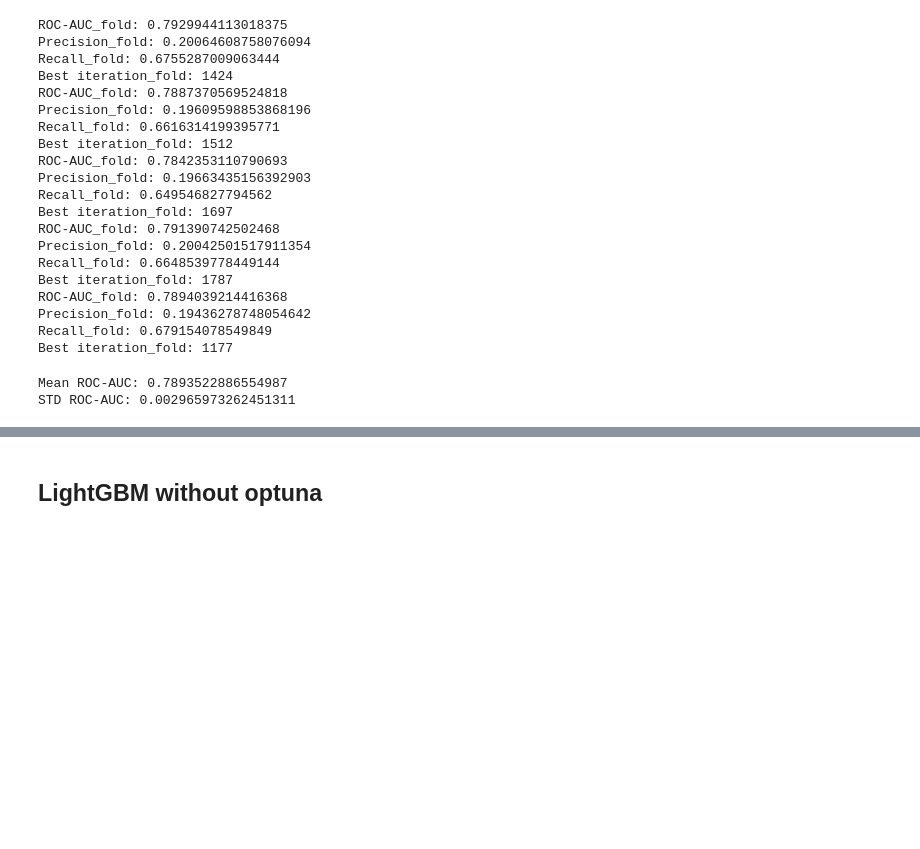
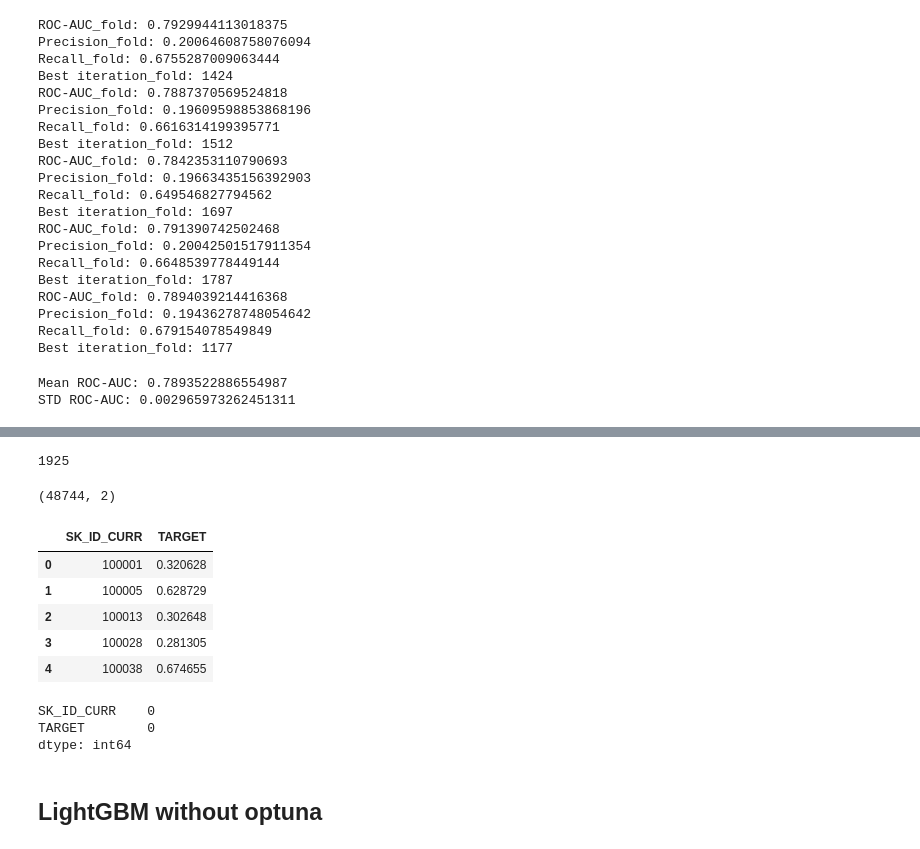
Before and after one commit to USL99/home-credit-default-risk, a Jupyter notebook: notebooks/04_model_tuning.ipynb, the cells around one changed output, grey strips where cells are left out. Cells and saved outputs as stored; diff of their text form; code cells hidden in the pictures; blank space fills up the shorter version.

```diff
--- a/notebooks/04_model_tuning.ipynb
+++ b/notebooks/04_model_tuning.ipynb
@@ -896,0 +924,3 @@ STD ROC-AUC: 0.002965973262451311
+# %%
+best_params_final = best_params
+best_params_final
@@ -896,0 +935,39 @@ STD ROC-AUC: 0.002965973262451311
+# %%
+best_iteration_final = lgbm_optuna.best_iteration_
+best_iteration_final
+# %% [output]
+1925
+# %%
+lgbm_optuna2_final = lgb.LGBMClassifier(
+    objective = "binary",
+    n_estimators = best_iteration_final,
+    **best_params_final,
+    subsample_freq = 1,
+    class_weight="balanced",
+    random_state = 42,
+    n_jobs = -1,
+    verbosity = -1
+)
+
+lgbm_optuna2_final.fit(X_full, y_full, categorical_feature=cat_cols)
+lgbm_optuna2_test_proba = lgbm_optuna2_final.predict_proba(application_test_df)[:, 1]
+# %%
+submission = pd.DataFrame({
+    "SK_ID_CURR": test_ids,
+    "TARGET": lgbm_optuna2_test_proba
+})
+
+print(submission.shape)
+display(submission.head())
+print(submission.isna().sum())
+# %% [output]
+(48744, 2)
+|  | SK_ID_CURR | TARGET |
+| 0 | 100001 | 0.320628 |
+| 1 | 100005 | 0.628729 |
+| 2 | 100013 | 0.302648 |
+| 3 | 100028 | 0.281305 |
+| 4 | 100038 | 0.674655 |
+SK_ID_CURR    0
+TARGET        0
+dtype: int64
```
Also changed, not shown: parts of 9 cells of this notebook, 1 other file.
